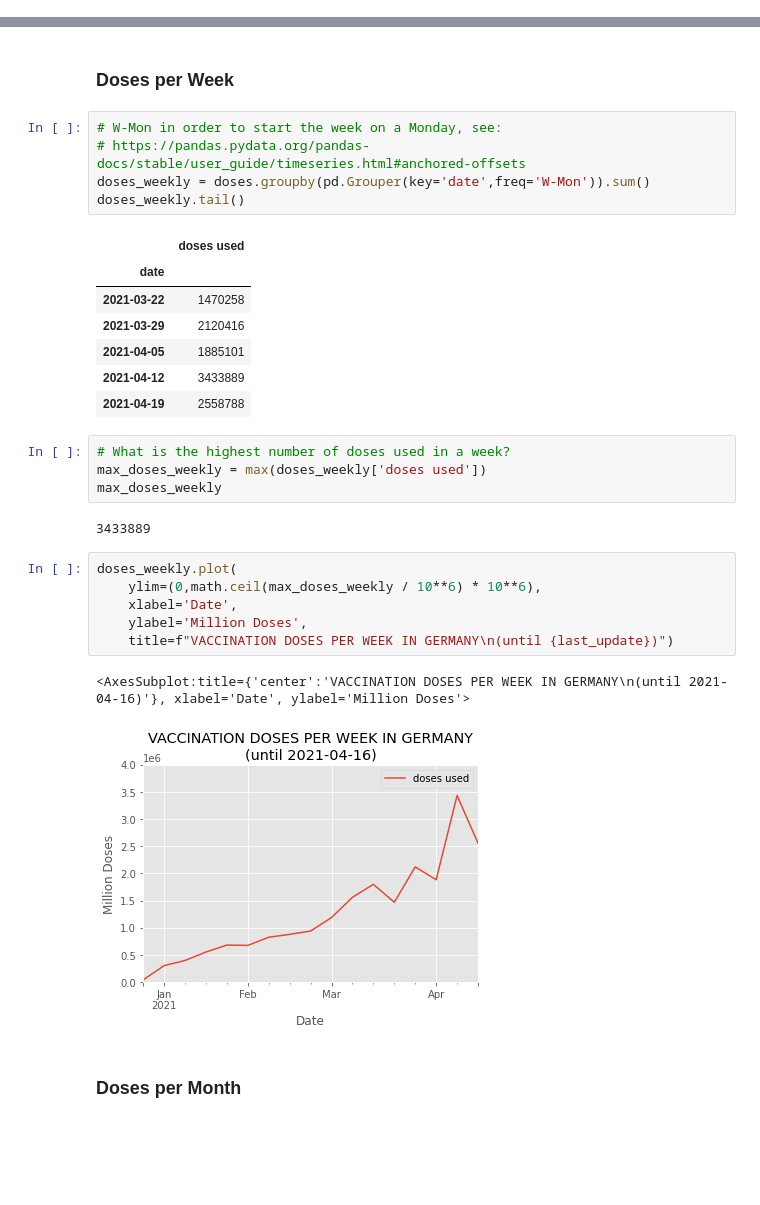
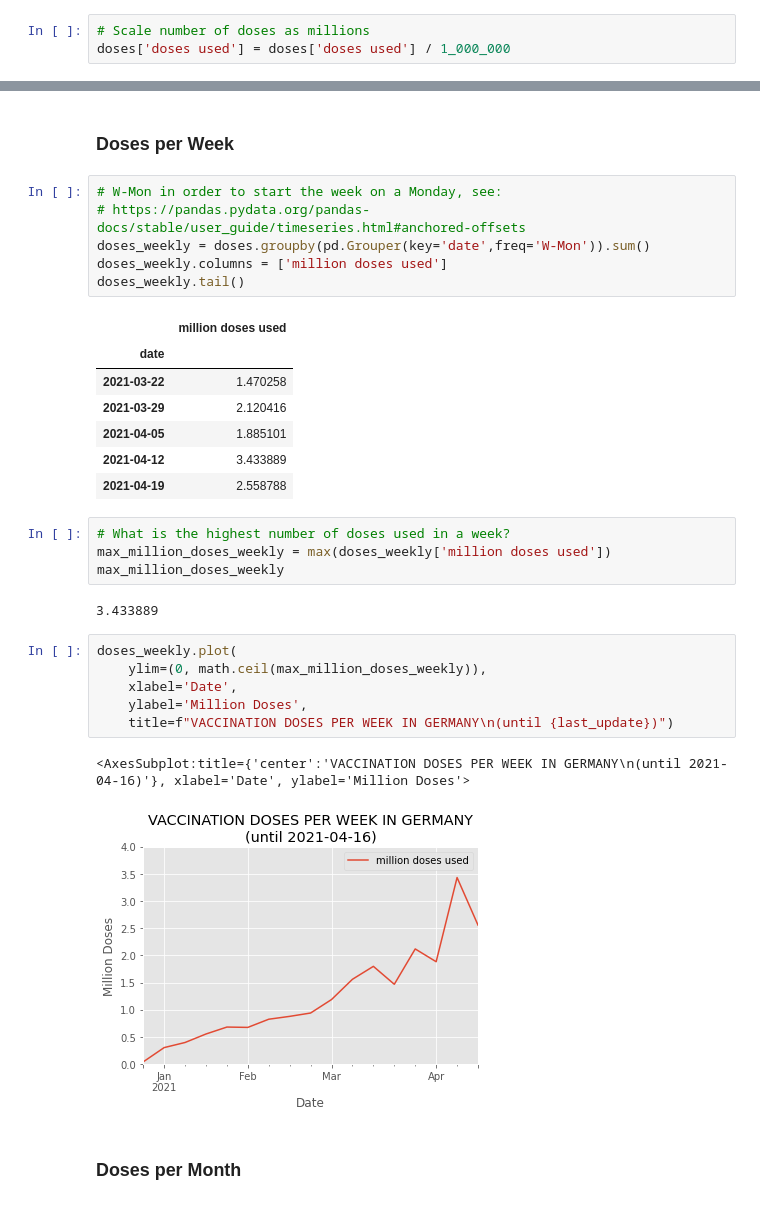
Before and after one commit to RuedigerVoigt/track-covid-19, a Jupyter notebook: vaccination.ipynb, the cells around one changed output, grey strips where cells are left out. Cells and saved outputs as stored; diff of their text form; blank space fills up the shorter version.

```diff
--- a/vaccination.ipynb
+++ b/vaccination.ipynb
@@ -88,4 +94,7 @@ doses = vaccinations.loc[ : , ['date', 'dosen_differenz_zum_vortag']]
 doses.columns = ['date', 'doses used']
+# %%
+# Scale number of doses as millions
+doses['doses used'] = doses['doses used'] / 1_000_000
 # %% [markdown]
 ### Doses Daily
 # %%
@@ -116,30 +125,31 @@ doses_daily.plot(
 # W-Mon in order to start the week on a Monday, see:
 # https://pandas.pydata.org/pandas-docs/stable/user_guide/timeseries.html#anchored-offsets
 doses_weekly = doses.groupby(pd.Grouper(key='date',freq='W-Mon')).sum()
+doses_weekly.columns = ['million doses used']
 doses_weekly.tail()
 # %% [output]
-|  | doses used |
+|  | million doses used |
 | date |  |
-| 2021-03-22 | 1470258 |
-| 2021-03-29 | 2120416 |
-| 2021-04-05 | 1885101 |
-| 2021-04-12 | 3433889 |
-| 2021-04-19 | 2558788 |
+| 2021-03-22 | 1.470258 |
+| 2021-03-29 | 2.120416 |
+| 2021-04-05 | 1.885101 |
+| 2021-04-12 | 3.433889 |
+| 2021-04-19 | 2.558788 |
 # %%
 # What is the highest number of doses used in a week?
-max_doses_weekly = max(doses_weekly['doses used'])
-max_doses_weekly
+max_million_doses_weekly = max(doses_weekly['million doses used'])
+max_million_doses_weekly
 # %% [output]
-3433889
+3.433889
 # %%
 doses_weekly.plot(
-    ylim=(0,math.ceil(max_doses_weekly / 10**6) * 10**6),
+    ylim=(0, math.ceil(max_million_doses_weekly)),
     xlabel='Date',
     ylabel='Million Doses',
     title=f"VACCINATION DOSES PER WEEK IN GERMANY\n(until {last_update})")
 # %% [output]
 <AxesSubplot:title={'center':'VACCINATION DOSES PER WEEK IN GERMANY\n(until 2021-04-16)'}, xlabel='Date', ylabel='Million Doses'>
-[figure, old version]
+[figure, new version]
 # %% [markdown]
 ### Doses per Month
 # %%
```
Also changed, not shown: parts of 28 cells of this notebook, 3 other files.
